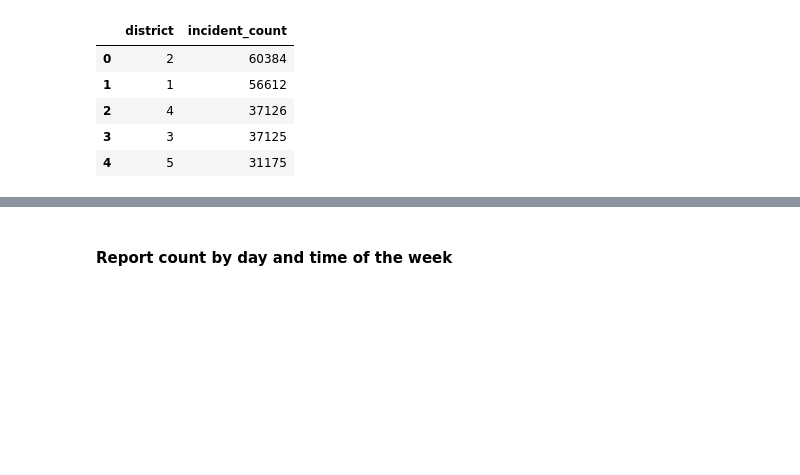
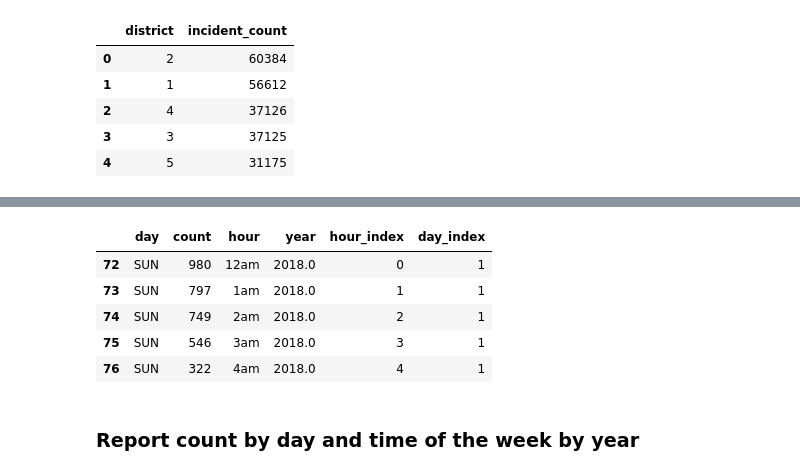
Before and after one commit to DonnieData/austin_crime_EDA, a Jupyter notebook: crime_data_EDA.ipynb, the cells around one changed output, grey strips where cells are left out. Cells and saved outputs as stored; diff of their text form; code cells hidden in the pictures; blank space fills up the shorter version.

```diff
--- a/crime_data_EDA.ipynb
+++ b/crime_data_EDA.ipynb
@@ -320,0 +377,13 @@ top_district.head()
+# %%
+# sort data
+all_crime_day.sort_values(['year','day_index','hour_index'],inplace=True)
+# %%
+# review
+all_crime_day.head(5)
+# %% [output]
+|  | day | count | hour | year | hour_index | day_index |
+| 72 | SUN | 980 | 12am | 2018.0 | 0 | 1 |
+| 73 | SUN | 797 | 1am | 2018.0 | 1 | 1 |
+| 74 | SUN | 749 | 2am | 2018.0 | 2 | 1 |
+| 75 | SUN | 546 | 3am | 2018.0 | 3 | 1 |
+| 76 | SUN | 322 | 4am | 2018.0 | 4 | 1 |
@@ -321,5 +394,5 @@ top_district.head()
 # %% [markdown]
-#### Report count by day and time of the week
+### Report count by day and time of the week by year
 # %%
 def crime_day_time(year):
     return db_frame(f'''SELECT TO_CHAR(occurred_date, 'DY') as day, COUNT(*),
```
Also changed, not shown: parts of 12 cells of this notebook, 2 other files.
